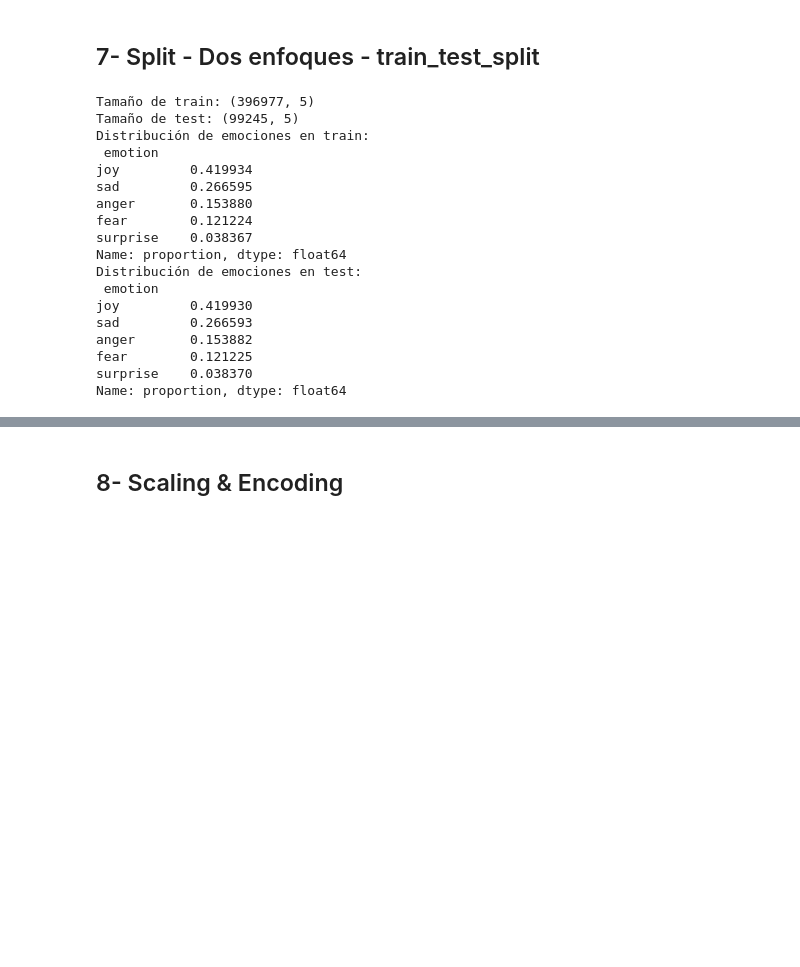
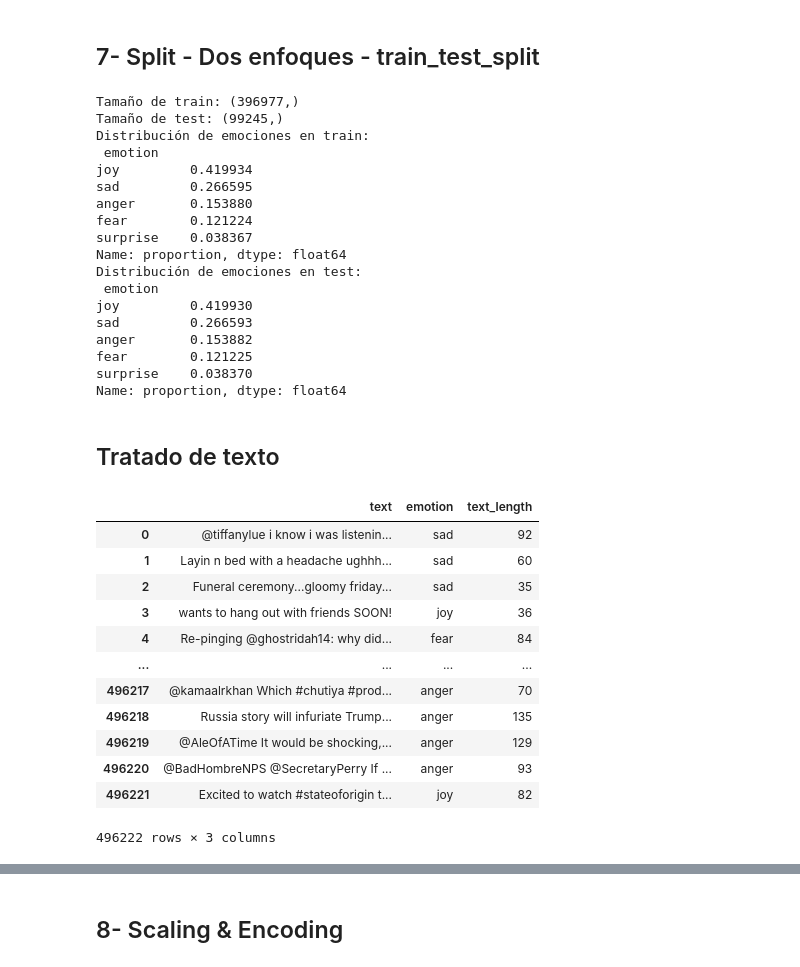
Before and after one commit to 4GeeksAcademy/sp-ml-17-final-project-g1, a Jupyter notebook: data/processed/eda-full-data.ipynb, the cells around one changed output, grey strips where cells are left out. Cells and saved outputs as stored; diff of their text form; code cells hidden in the pictures; blank space fills up the shorter version.

```diff
--- a/data/processed/eda-full-data.ipynb
+++ b/data/processed/eda-full-data.ipynb
@@ -255,33 +261,6 @@ print(df[df['text_length'] > upper_bound]['text'].head(3).to_string(index=False)
 print("Valores nulos por columna:")
 print(df.isnull().sum())
 # Decisión: Si hay nulos en 'text' o 'emotion', ya fueron eliminados en la limpieza previa.
-
-# --- INFERENCIA DE NUEVAS CARACTERISTICAS---
-# Cantidad de palabras
-df['word_count'] = df['text'].apply(lambda x: len(str(x).split()))
-
-# Cantidad de signos de exclamación
-df['exclamation_count'] = df['text'].apply(lambda x: str(x).count('!'))
-
-# Cantidad de menciones (@)
-df['mention_count'] = df['text'].apply(lambda x: str(x).count('@'))
-
-# Visualización de la nueva característica: word_count
-plt.figure(figsize=(8, 4))
-sns.histplot(df['word_count'], bins=30, kde=True, color='orange')
-plt.title('Distribución de la cantidad de palabras por texto')
-plt.xlabel('Cantidad de palabras')
-plt.ylabel('Frecuencia')
-plt.show()
-
-# Mostrar correlación entre variables numéricas nuevas
-plt.figure(figsize=(6, 4))
-sns.heatmap(df[['text_length', 'word_count', 'exclamation_count', 'mention_count']].corr(), annot=True, cmap='coolwarm')
-plt.title('Correlación entre características numéricas')
-plt.show()
-
-# Vista previa de las nuevas columnas
-print(df[['text', 'text_length', 'word_count', 'exclamation_count', 'mention_count']].head())
 # %% [output]
 [figure]
 Número de outliers detectados en 'text_length': 12779
@@ -314,7 +278,7 @@ dtype: int64
 # %%
 
 # Separar variables predictoras (X) y variable objetivo (y)
-X = df[['text', 'text_length', 'word_count', 'exclamation_count', 'mention_count']]
+X = df['text']
 y = df['emotion']
 
 # Split 80% train, 20% test, estratificando por emoción
@@ -327,8 +291,8 @@ print("Tamaño de test:", X_test.shape)
 print("Distribución de emociones en train:\n", y_train.value_counts(normalize=True))
 print("Distribución de emociones en test:\n", y_test.value_counts(normalize=True))
 # %% [output]
-Tamaño de train: (396977, 5)
-Tamaño de test: (99245, 5)
+Tamaño de train: (396977,)
+Tamaño de test: (99245,)
 Distribución de emociones en train:
  emotion
 joy         0.419934
@@ -345,3 +309,21 @@ anger       0.153882
 fear        0.121225
 surprise    0.038370
 Name: proportion, dtype: float64
+# %% [markdown]
+## Tratado de texto
+# %%
+df
+# %% [output]
+|  | text | emotion | text_length |
+| 0 | @tiffanylue i know i was listenin... | sad | 92 |
+| 1 | Layin n bed with a headache ughhh... | sad | 60 |
+| 2 | Funeral ceremony...gloomy friday... | sad | 35 |
+| 3 | wants to hang out with friends SOON! | joy | 36 |
+| 4 | Re-pinging @ghostridah14: why did... | fear | 84 |
+| ... | ... | ... | ... |
+| 496217 | @kamaalrkhan Which #chutiya #prod... | anger | 70 |
+| 496218 | Russia story will infuriate Trump... | anger | 135 |
+| 496219 | @AleOfATime It would be shocking,... | anger | 129 |
+| 496220 | @BadHombreNPS @SecretaryPerry If ... | anger | 93 |
+| 496221 | Excited to watch #stateoforigin t... | joy | 82 |
+496222 rows × 3 columns
```
Also changed, not shown: parts of 8 cells of this notebook.
